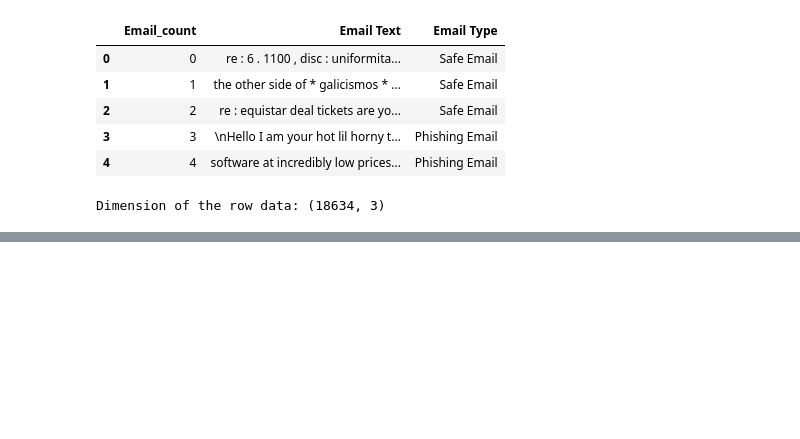
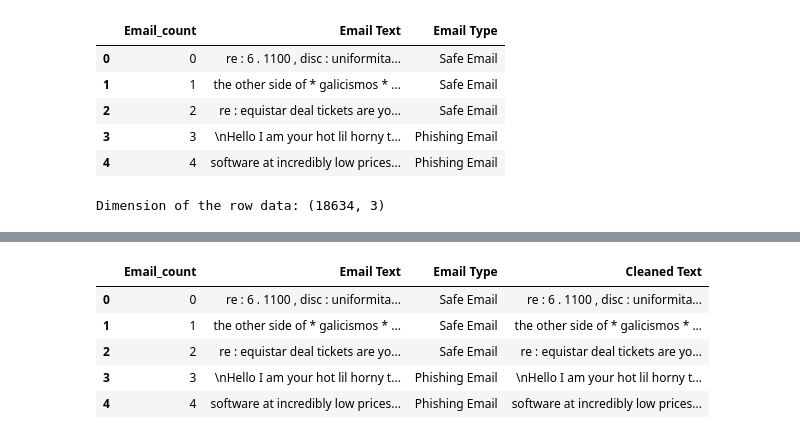
Before and after one commit to Hiroshan01/AI-Powered-Phishing-Email-Detection-, a Jupyter notebook: AIModel/phishingEmail.ipynb, the cells around one changed output, grey strips where cells are left out. Drawn from its saved outputs; the diff is of its cells as text; code cells hidden in the pictures; blank space fills up the shorter version.

```diff
--- a/AIModel/phishingEmail.ipynb
+++ b/AIModel/phishingEmail.ipynb
@@ -97,0 +159,35 @@ fig_pie.show()
+# %%
+from bs4 import BeautifulSoup
+import pandas as pd
+
+# Function to clean HTML
+def clean_html(text):
+    return BeautifulSoup(text, "html.parser").get_text()
+
+# Sample email data
+data = {
+    "Email_count": [0, 1, 2, 3, 4],
+    "Email Text": [
+        "re : 6 . 1100 , disc : uniformitarianism , re ...",
+        "the other side of * galicismos * * galicismo *...",
+        "re : equistar deal tickets are you still avail...",
+        "\nHello I am your hot lil horny toy.\n I am...",
+        "software at incredibly low prices ( 86 % lower..."
+    ],
+    "Email Type": [
+        "Safe Email",
+        "Safe Email",
+        "Safe Email",
+        "Phishing Email",
+        "Phishing Email"
+    ]
+}
+
+# Create a DataFrame
+df = pd.DataFrame(data)
+
+# Clean the email texts
+
+
+# Display the cleaned DataFrame
+print(df[['Email_count', 'Email Text', 'Cleaned Text', 'Email Type']])
@@ -97,0 +208,9 @@ fig_pie.show()
+# %%
+df.head()
+# %% [output]
+|  | Email_count | Email Text | Email Type | Cleaned Text |
+| 0 | 0 | re : 6 . 1100 , disc : uniformita... | Safe Email | re : 6 . 1100 , disc : uniformita... |
+| 1 | 1 | the other side of * galicismos * ... | Safe Email | the other side of * galicismos * ... |
+| 2 | 2 | re : equistar deal tickets are yo... | Safe Email | re : equistar deal tickets are yo... |
+| 3 | 3 | \nHello I am your hot lil horny t... | Phishing Email | \nHello I am your hot lil horny t... |
+| 4 | 4 | software at incredibly low prices... | Phishing Email | software at incredibly low prices... |
```
Also changed, not shown: parts of 5 cells of this notebook.
